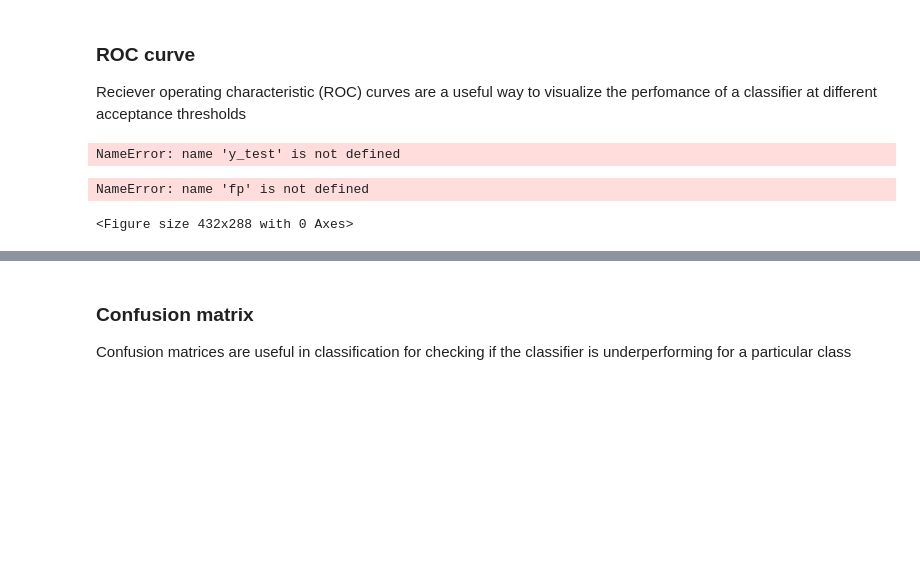
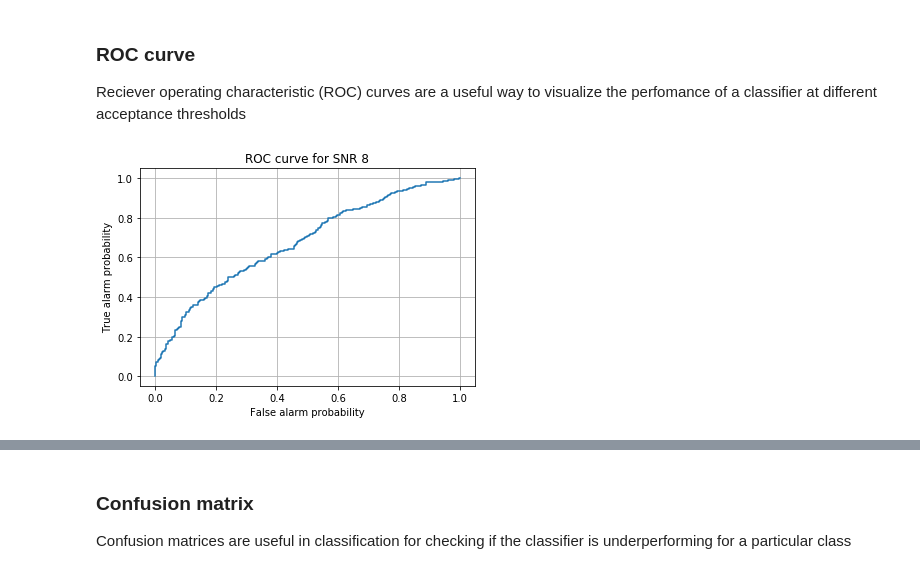
Before and after one commit to mj-will/intro2ml, a Jupyter notebook: bbh-example.ipynb, the cells around one changed output, grey strips where cells are left out. Drawn from its saved outputs; the diff is of its cells as text; code cells hidden in the pictures; blank space fills up the shorter version.

```diff
--- a/bbh-example.ipynb
+++ b/bbh-example.ipynb
@@ -231,18 +265,17 @@ import itertools
 
 Reciever operating characteristic (ROC) curves are a useful way to visualize the perfomance of a classifier at different acceptance thresholds
 # %%
-fa, ta, _ = metrics.roc_curve(y_test, y_preds)
+fa, ta, _ = metrics.roc_curve(y_test[:,1], y_preds[:,1])
-# %% [output]
-NameError: name 'y_test' is not defined
 # %%
 fig = plt.figure()
 plt.plot(fa, ta,)
-ply.xlabel('False alarm probability')
+plt.xlabel('False alarm probability')
 plt.ylabel('True alarm probability')
+plt.title('ROC curve for SNR 8')
+plt.grid()
 plt.show()
 # %% [output]
-NameError: name 'fp' is not defined
-<Figure size 432x288 with 0 Axes>
+[figure, added]
 # %% [markdown]
 From here the accuracy for a given false alarm probability(FAP) can be calculated. If the process is then repeated for various FAPs and SNRs, a plot like the one shown in the paper can be produced:
 
```
Also changed, not shown: parts of 15 cells of this notebook.
